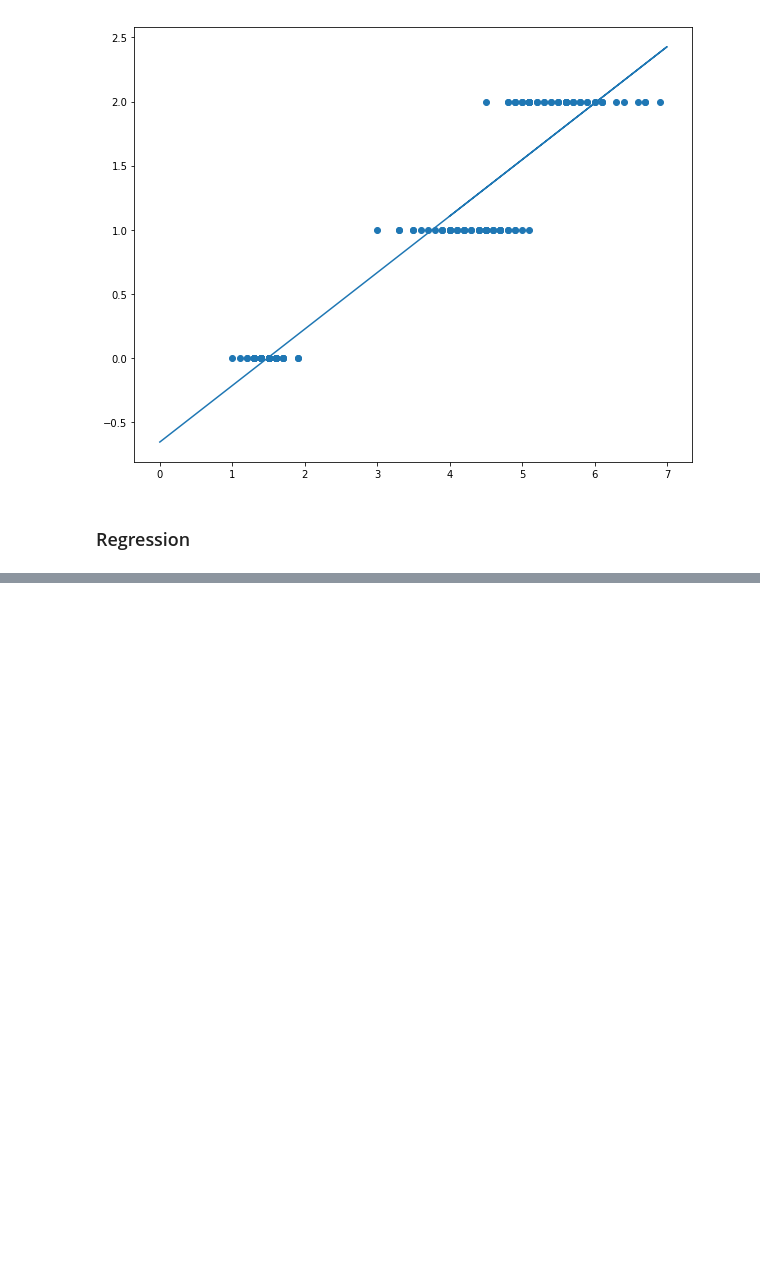
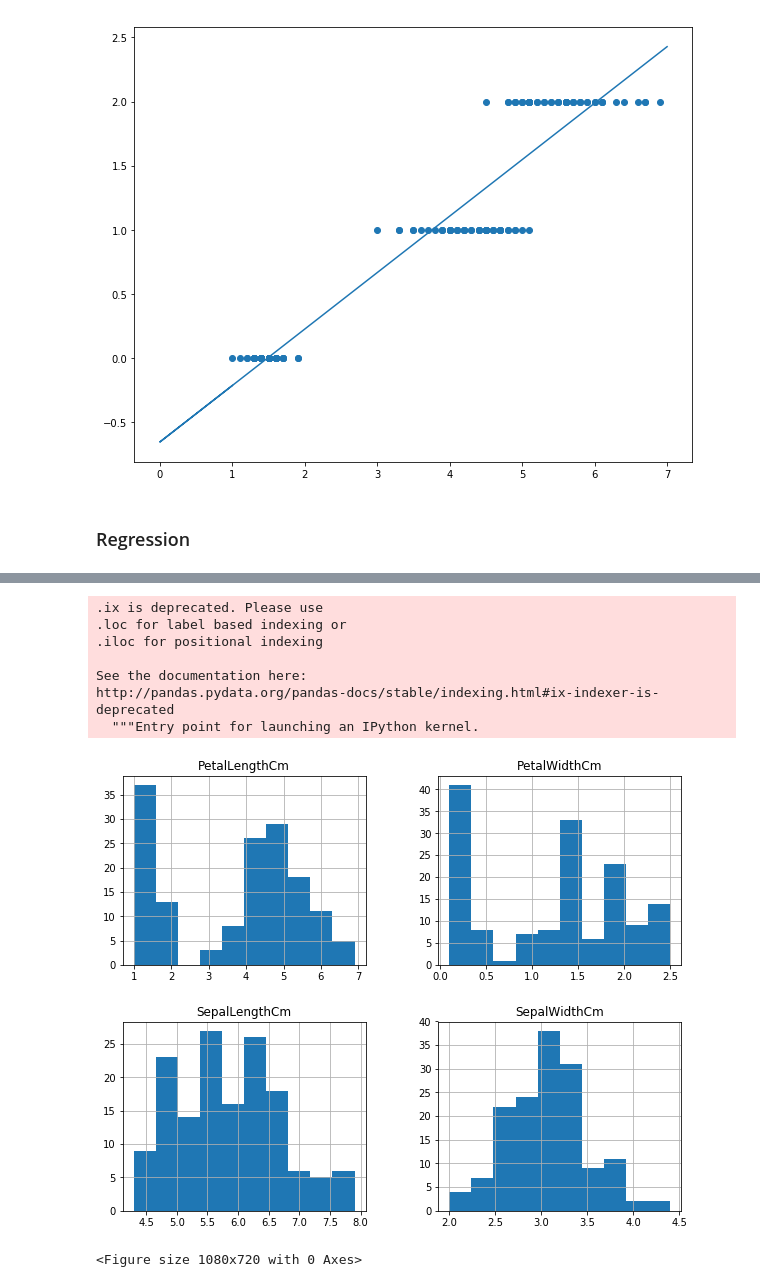
Before and after one commit to skazi019/Iris-dataset-analysis, a Jupyter notebook: iris_analysis.ipynb, the cells around one changed output, grey strips where cells are left out. Cells and saved outputs as stored; diff of their text form; code cells hidden in the pictures; blank space fills up the shorter version.

```diff
--- a/iris_analysis.ipynb
+++ b/iris_analysis.ipynb
@@ -364,0 +425,14 @@ plt.plot(Xfit, yfit)
+# %%
+iris1.ix[:, iris1.columns].hist()
+plt.figure(figsize=(15,10))
+plt.show()
+# %% [output]
+.ix is deprecated. Please use
+.loc for label based indexing or
+.iloc for positional indexing
+
+See the documentation here:
+http://pandas.pydata.org/pandas-docs/stable/indexing.html#ix-indexer-is-deprecated
+  """Entry point for launching an IPython kernel.
+[figure, added]
+<Figure size 1080x720 with 0 Axes>
```
Also changed, not shown: parts of 14 cells of this notebook, 1 other file.
